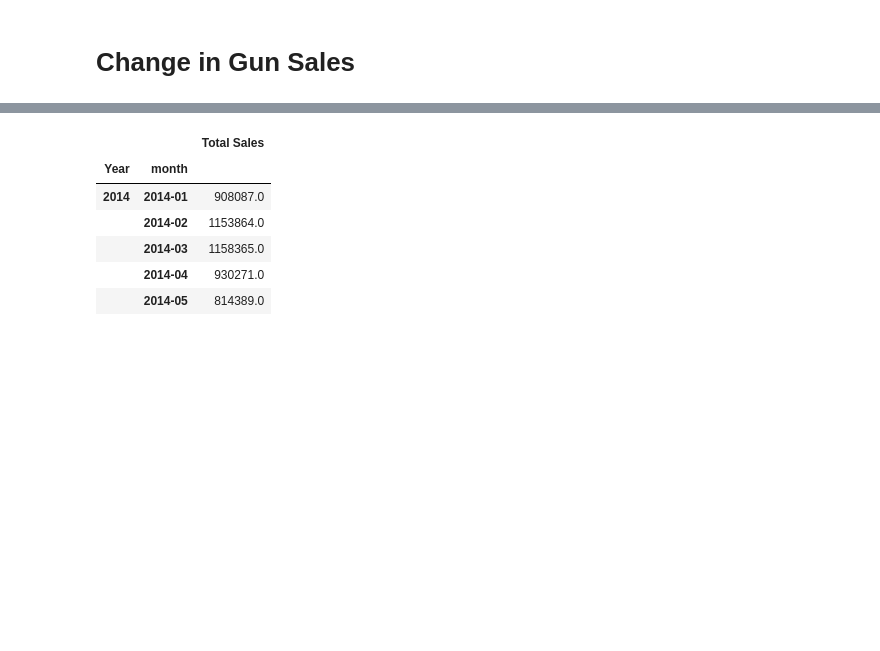
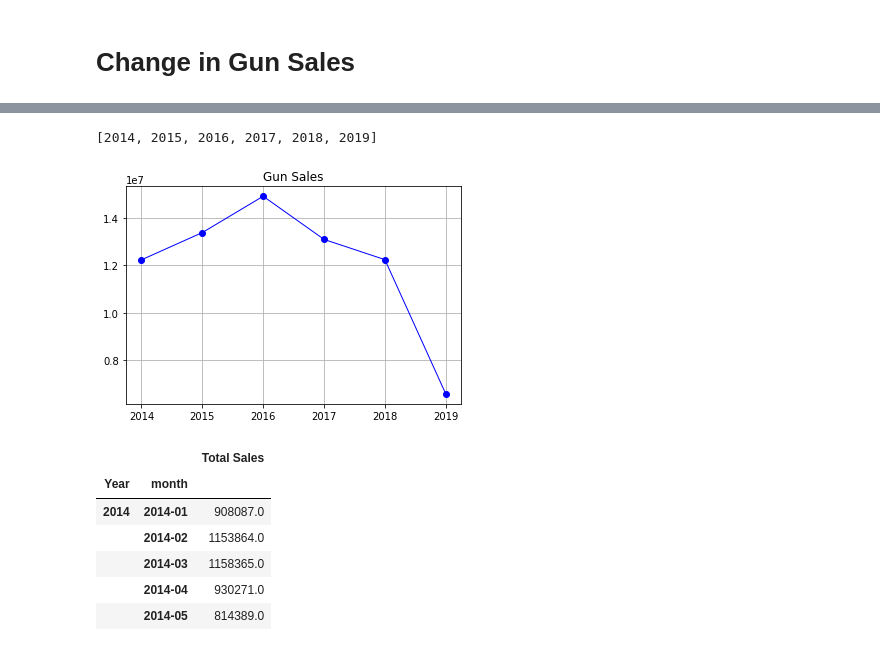
Before and after one commit to tmartinez52/Driving-Gun-Sales, a Jupyter notebook: Data Merged/project.ipynb, the cells around one changed output, grey strips where cells are left out. Cells and saved outputs as stored; diff of their text form; code cells hidden in the pictures; blank space fills up the shorter version.

Commit message:
all years gun sale

```diff
--- a/Data Merged/project.ipynb
+++ b/Data Merged/project.ipynb
@@ -231,3 +231,8 @@ plt.title("Last Five Years Gun Sales")
 [figure]
 # %% [markdown]
 # Change in Gun Sales
+# %%
+group_gun_year=gun_df_1.groupby(["Year"])
+sum_val_year=group_gun_year["Total Sales"].sum()
+df_year=pd.DataFrame({"Total Sales":sum_val_year})
+df_year.head()
@@ -234,3 +247,16 @@ plt.title("Last Five Years Gun Sales")
+# %%
+x_axis_year=list(df_year.index)
+x_axis_year
+# %% [output]
+[2014, 2015, 2016, 2017, 2018, 2019]
+# %%
+plt.plot(x_axis_year, df_year["Total Sales"], marker="o",color="blue", linewidth=1)
+plt.grid()
+plt.title("Gun Sales")
+#plt.xticks(rotation=45)
+#plt.savefig("Images/gun_sales_all_years.png")
+# %% [output]
+[figure, added]
 # %%
 group_gun_month=gun_df_1.groupby(["Year","month"])
 sum_val=group_gun_month["Total Sales"].sum()
```
Also changed, not shown: parts of 1 cell of this notebook, 1 other file.
